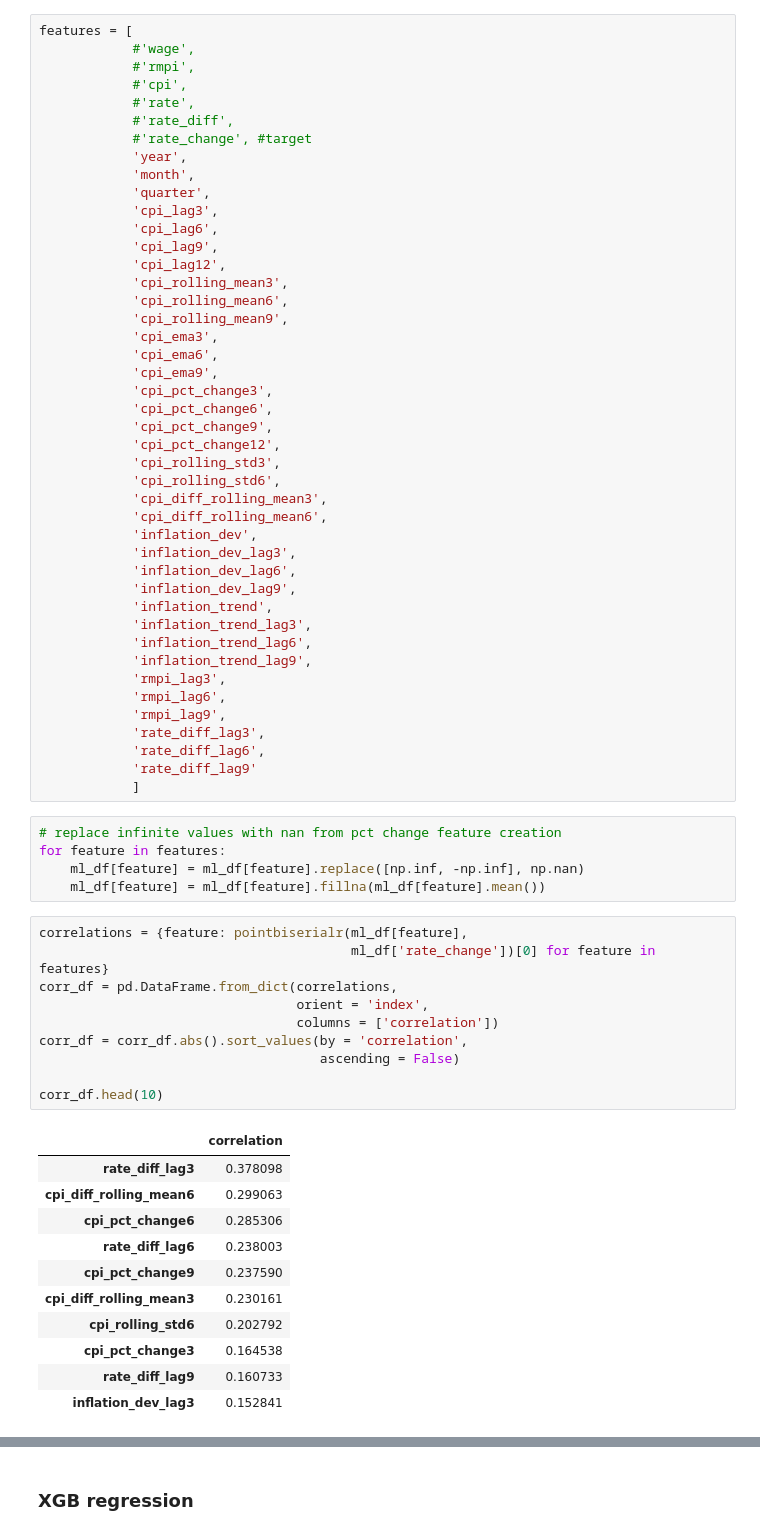
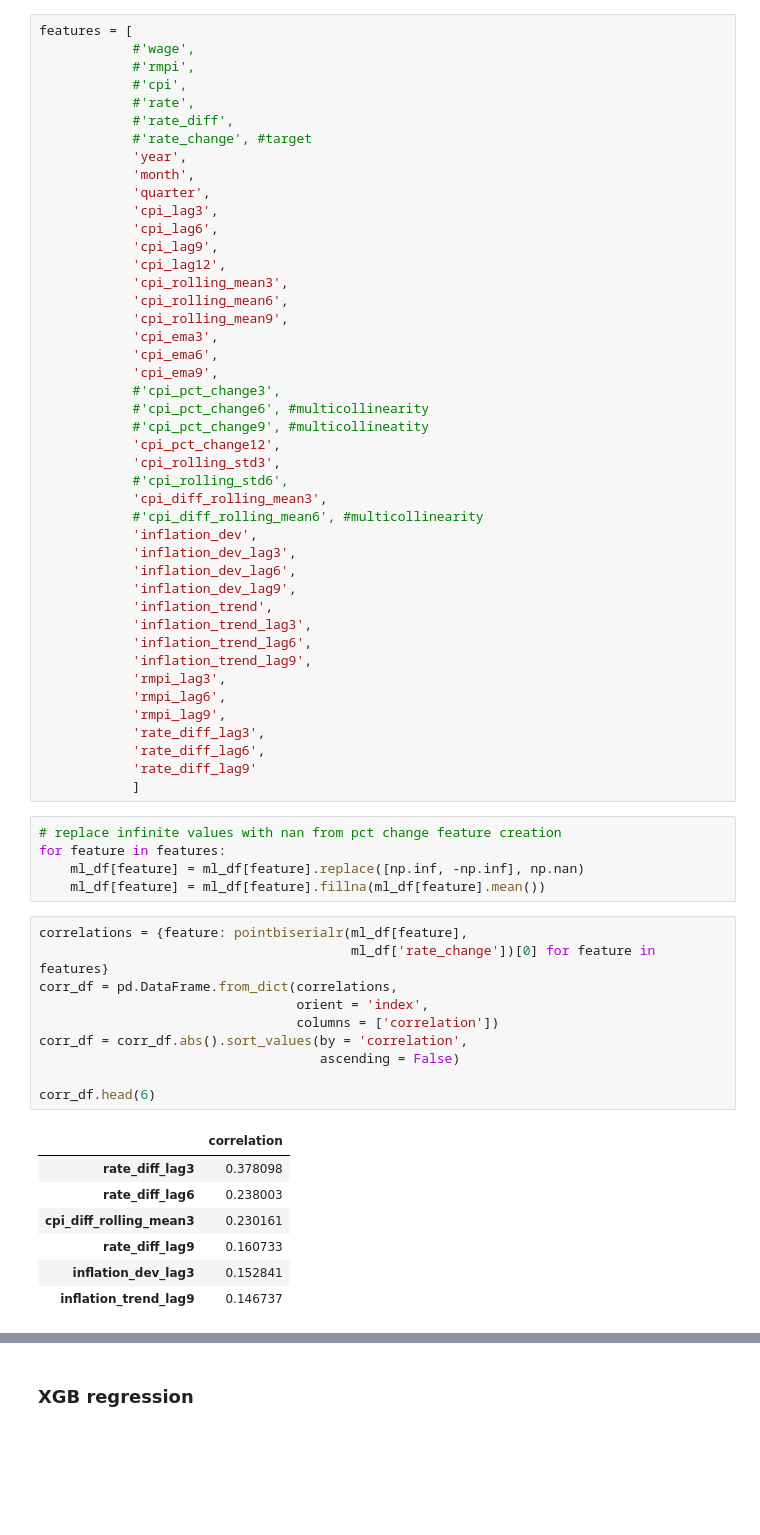
Before and after one commit to FleaBusyBeeBergs/dtsa5506-pipeline, a Jupyter notebook: dtsa5506_final_project.ipynb, the cells around one changed output, grey strips where cells are left out. Drawn from its saved outputs; the diff is of its cells as text; blank space fills up the shorter version.

```diff
--- a/dtsa5506_final_project.ipynb
+++ b/dtsa5506_final_project.ipynb
@@ -1086,14 +1086,14 @@ features = [
             'cpi_ema3',
             'cpi_ema6',
             'cpi_ema9',
-            'cpi_pct_change3',
-            'cpi_pct_change6',
-            'cpi_pct_change9',
+            #'cpi_pct_change3',
+            #'cpi_pct_change6', #multicollinearity
+            #'cpi_pct_change9', #multicollineatity
             'cpi_pct_change12',
             'cpi_rolling_std3',
-            'cpi_rolling_std6',
+            #'cpi_rolling_std6',
             'cpi_diff_rolling_mean3',
-            'cpi_diff_rolling_mean6',
+            #'cpi_diff_rolling_mean6', #multicollinearity
             'inflation_dev',
             'inflation_dev_lag3',
             'inflation_dev_lag6',
@@ -1117,23 +1117,19 @@ for feature in features:
 # %%
 correlations = {feature: pointbiserialr(ml_df[feature],
                                         ml_df['rate_change'])[0] for feature in features}
 corr_df = pd.DataFrame.from_dict(correlations,
                                  orient = 'index',
                                  columns = ['correlation'])
 corr_df = corr_df.abs().sort_values(by = 'correlation',
                                     ascending = False)
 
-corr_df.head(10)
+corr_df.head(6)
 # %% [output]
 |  | correlation |
 | rate_diff_lag3 | 0.378098 |
-| cpi_diff_rolling_mean6 | 0.299063 |
-| cpi_pct_change6 | 0.285306 |
 | rate_diff_lag6 | 0.238003 |
-| cpi_pct_change9 | 0.237590 |
 | cpi_diff_rolling_mean3 | 0.230161 |
-| cpi_rolling_std6 | 0.202792 |
-| cpi_pct_change3 | 0.164538 |
 | rate_diff_lag9 | 0.160733 |
 | inflation_dev_lag3 | 0.152841 |
+| inflation_trend_lag9 | 0.146737 |
 # %%
```
Also changed, not shown: parts of 9 cells of this notebook.
